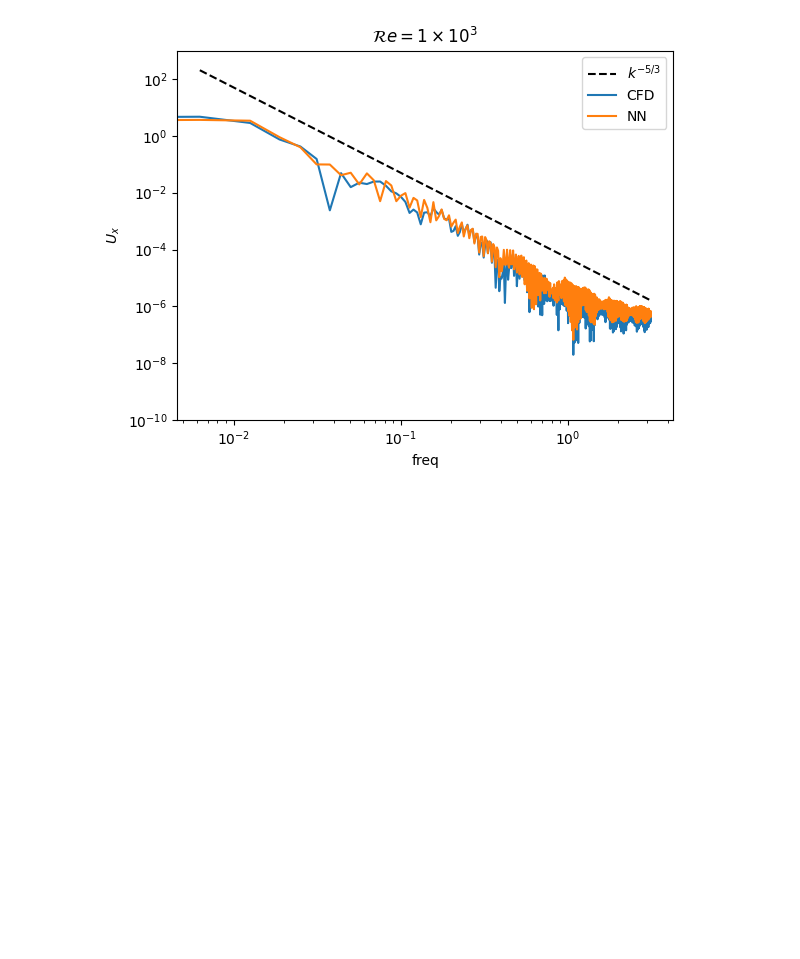
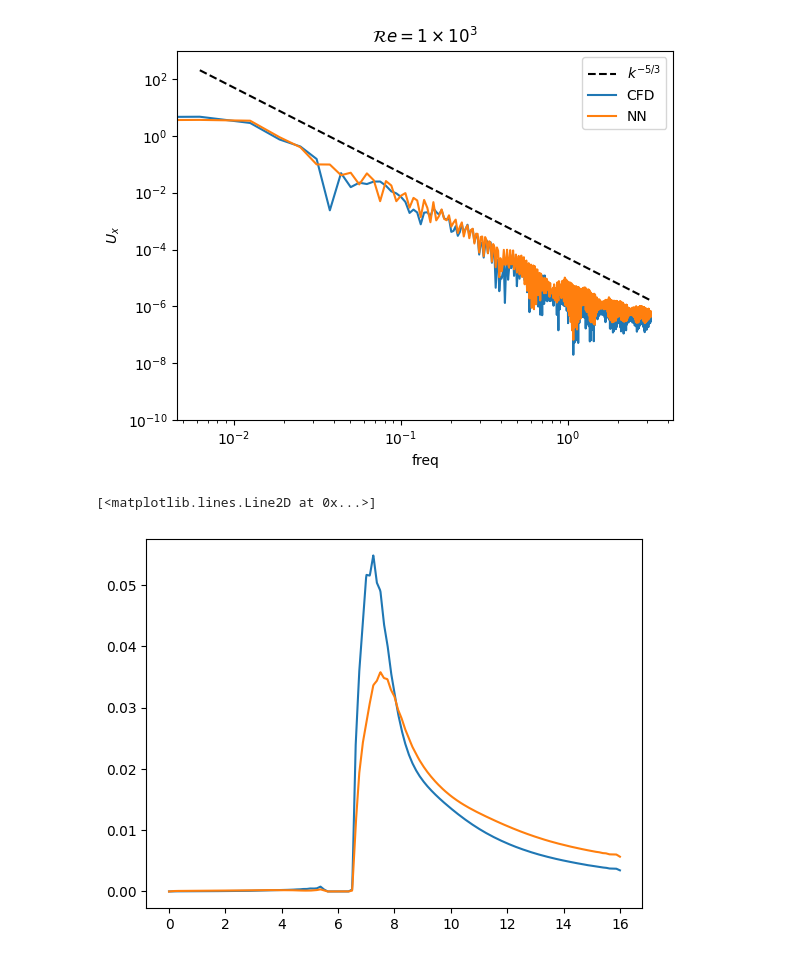
Before and after one commit to halimarefat/torchFOAM, a Jupyter notebook: Analysis/StreamwiseVelPlot.ipynb, the cells around one changed output. Saved outputs shown, nothing was run; the diff lists cells and outputs as text; code cells hidden in the pictures; blank space fills up the shorter version.

```diff
--- a/Analysis/StreamwiseVelPlot.ipynb
+++ b/Analysis/StreamwiseVelPlot.ipynb
@@ -340,3 +355,9 @@ def engPlot(nnVar, dynVar, title, ylab):
 engPlot(nnC1.U_X.values, dynC1.U_X.values, r'$\mathcal{R}e=1 \times 10^3$', r'$U_x$')
 # %% [output]
 [figure]
+# %%
+plt.plot(nnC1.arc_length, nnC1.UPrime2Mean_XX)
+plt.plot(dynC1.arc_length, dynC1.UPrime2Mean_XX)
+# %% [output]
+[<matplotlib.lines.Line2D at 0x...>]
+[figure, added]
```
Also changed, not shown: parts of 1 cell of this notebook, 1 other file.
